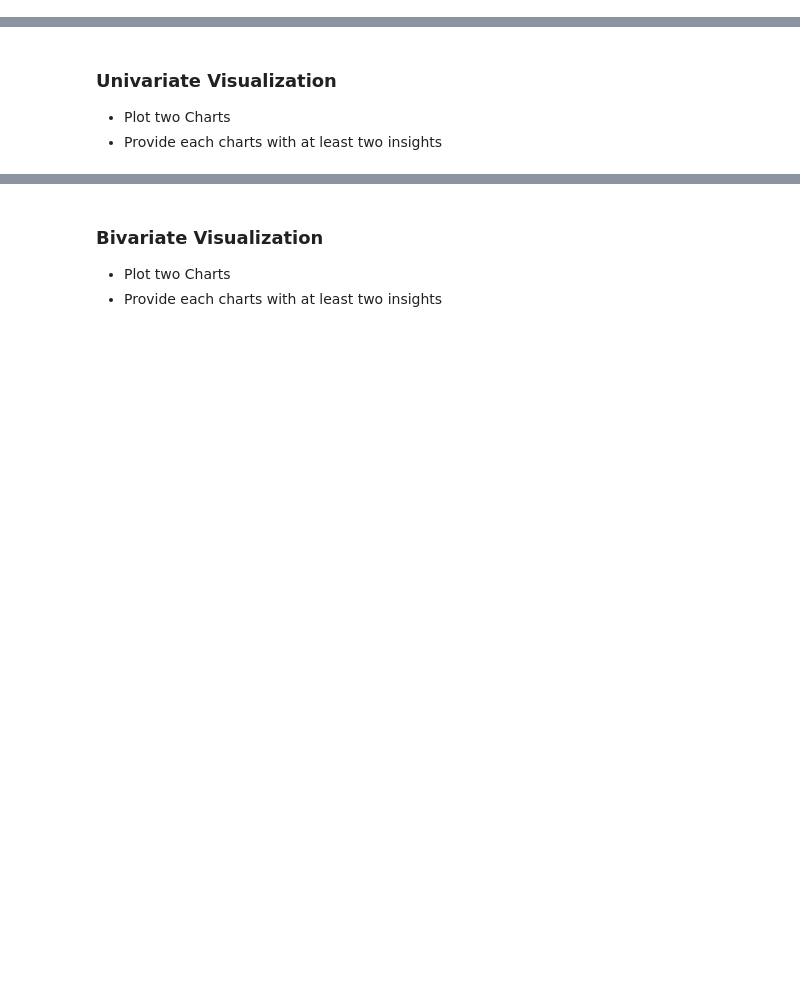
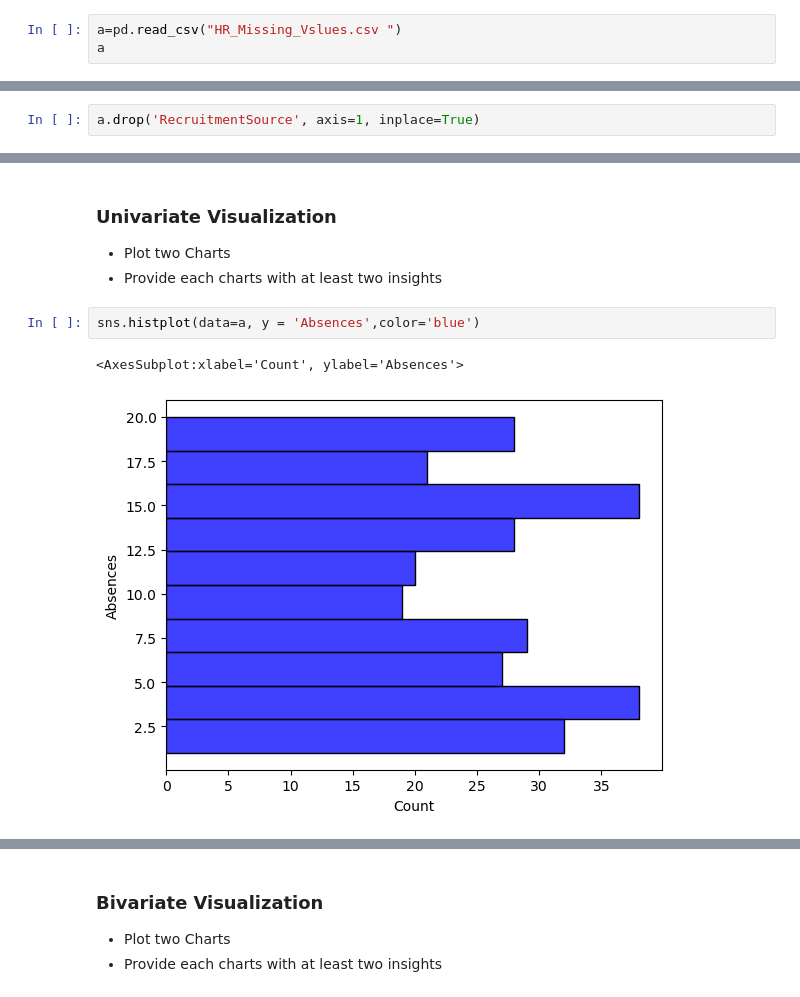
Before and after one commit to Tuwaiq-Data-Science-Bootcamp-V2/EDA-Lab1, a Jupyter notebook: EDA_Assignment .ipynb, the cells around one changed output, grey strips where cells are left out. Drawn from its saved outputs; the diff is of its cells as text; blank space fills up the shorter version.

```diff
--- a/EDA_Assignment .ipynb
+++ b/EDA_Assignment .ipynb
@@ -4,0 +10,3 @@
+# %%
+a=pd.read_csv("HR_Missing_Vslues.csv ")
+a
@@ -4,0 +67,2 @@
+# %%
+a.drop('RecruitmentSource', axis=1, inplace=True)
@@ -6,3 +100,8 @@
 ### Univariate Visualization
 * Plot two Charts
 * Provide each charts with at least two insights
+# %%
+sns.histplot(data=a, y = 'Absences',color='blue')
+# %% [output]
+<AxesSubplot:xlabel='Count', ylabel='Absences'>
+[figure, added]
```
Also changed, not shown: parts of 23 cells of this notebook, 1 other file.
